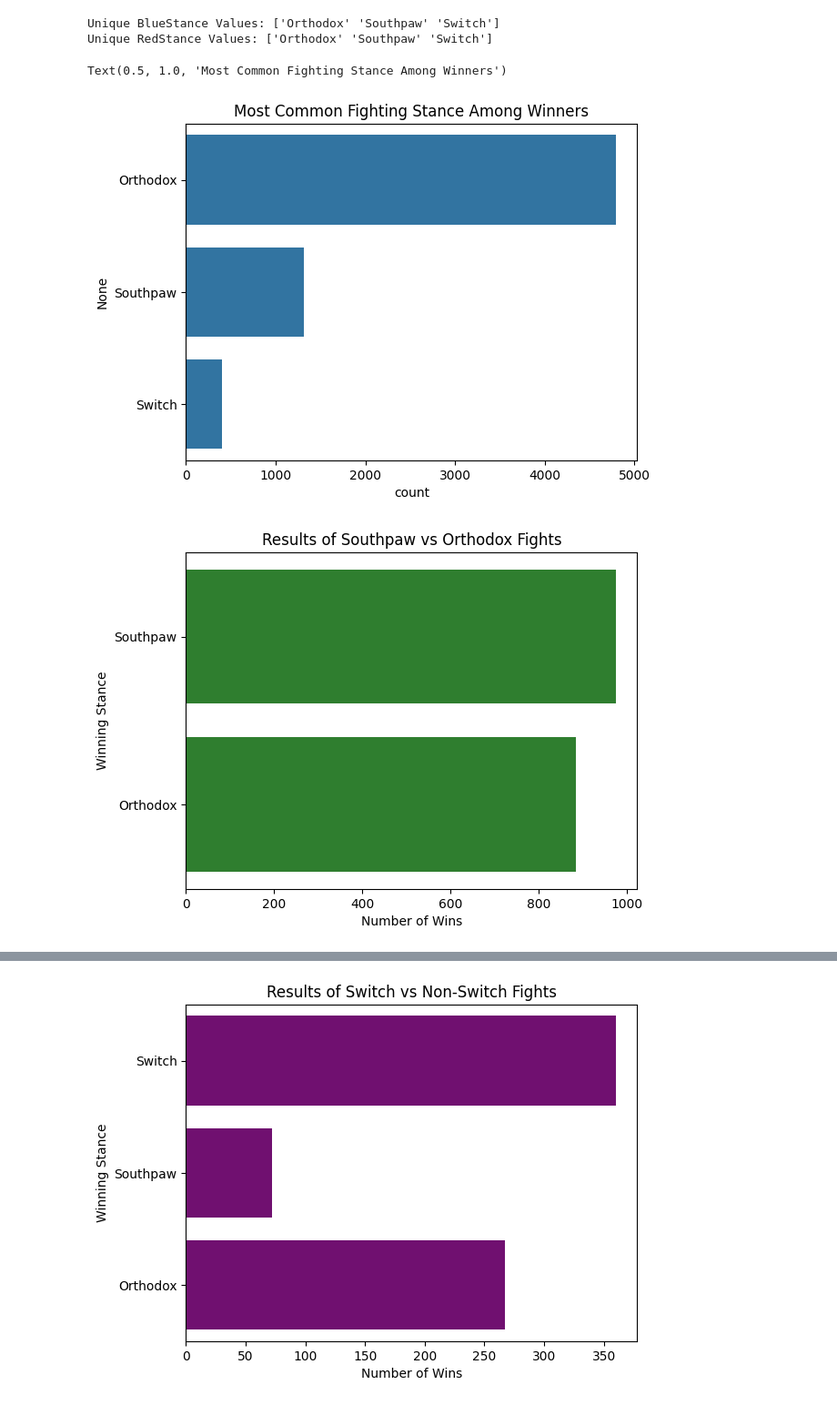
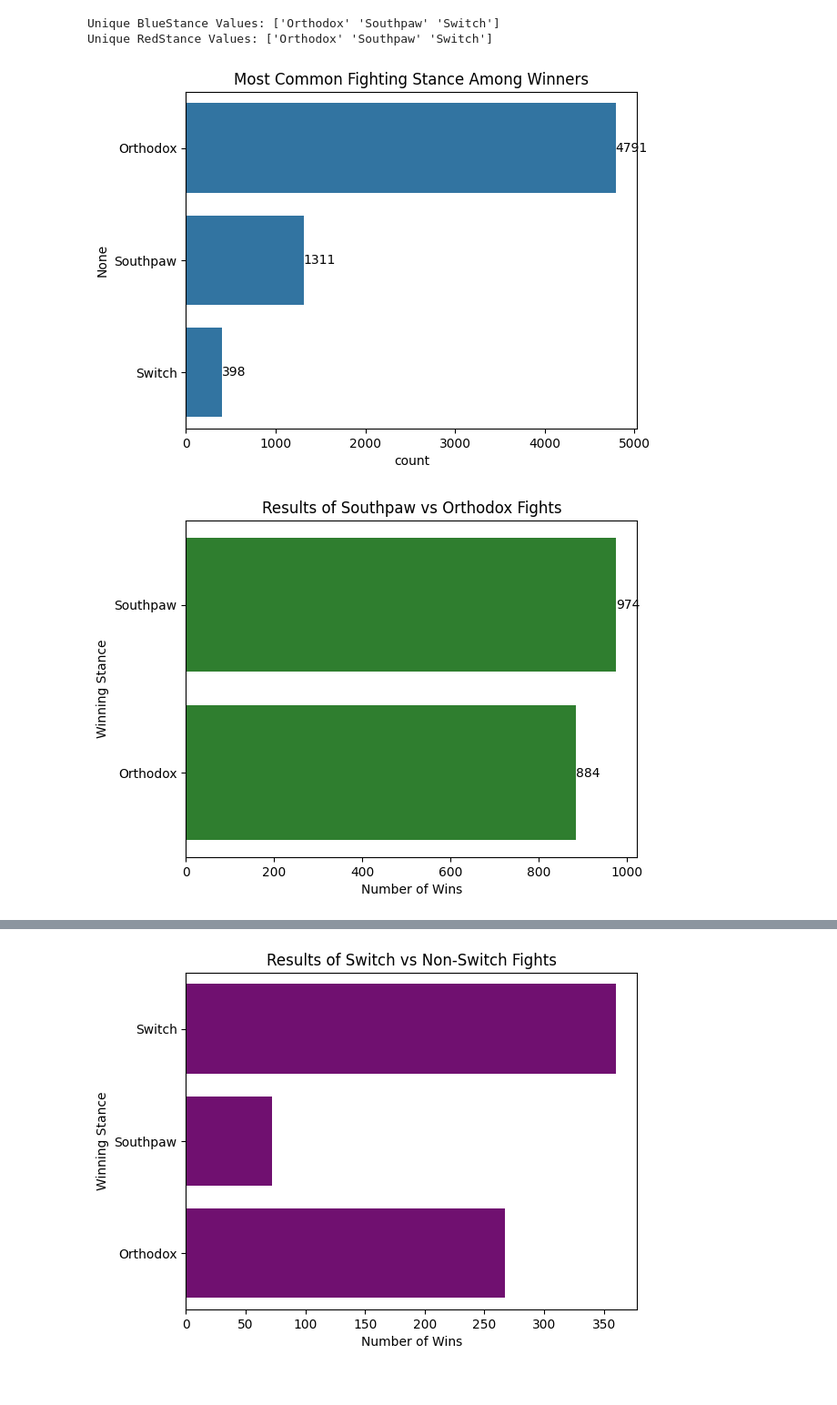
Before and after one commit to jmanlang/ufc-data-analysis, a Jupyter notebook: analysis.ipynb, the cells around one changed output, grey strips where cells are left out. Shown at 91% size. Cells and saved outputs as stored; diff of their text form; code cells hidden in the pictures.

```diff
--- a/analysis.ipynb
+++ b/analysis.ipynb
@@ -235,16 +237,18 @@ Unique RedStance Values: ['Orthodox' 'Southpaw' 'Switch']
 # %%
 winner_stance = np.where(
     analysis_df['Winner'] == 'Red',
     analysis_df['RedStance'],
     analysis_df['BlueStance']
 )
 winner_stance = pd.Series(winner_stance, index=analysis_df.index)
 
-sns.countplot(y=winner_stance)
+ax = sns.countplot(y=winner_stance)
+for container in ax.containers:
+    ax.bar_label(container)
 plt.title("Most Common Fighting Stance Among Winners")
+plt.show()
 # %% [output]
-Text(0.5, 1.0, 'Most Common Fighting Stance Among Winners')
-[figure, old version]
+[figure, new version]
 # %%
 southpaw_fights = analysis_df[
     ((analysis_df['RedStance'] == 'Southpaw') &
@@ -261,9 +265,11 @@ winner_stances = np.where(
 winner_stances = pd.Series(winner_stances, index=southpaw_fights.index)
 
 ax = sns.countplot(y=winner_stances, color='forestgreen')
+for container in ax.containers:
+    ax.bar_label(container)
 ax.set_xlabel("Number of Wins")
 ax.set_ylabel("Winning Stance")
 plt.title("Results of Southpaw vs Orthodox Fights")
 plt.show()
 # %% [output]
-[figure, old version]
+[figure, new version]
```
Also changed, not shown: parts of 20 cells of this notebook.
